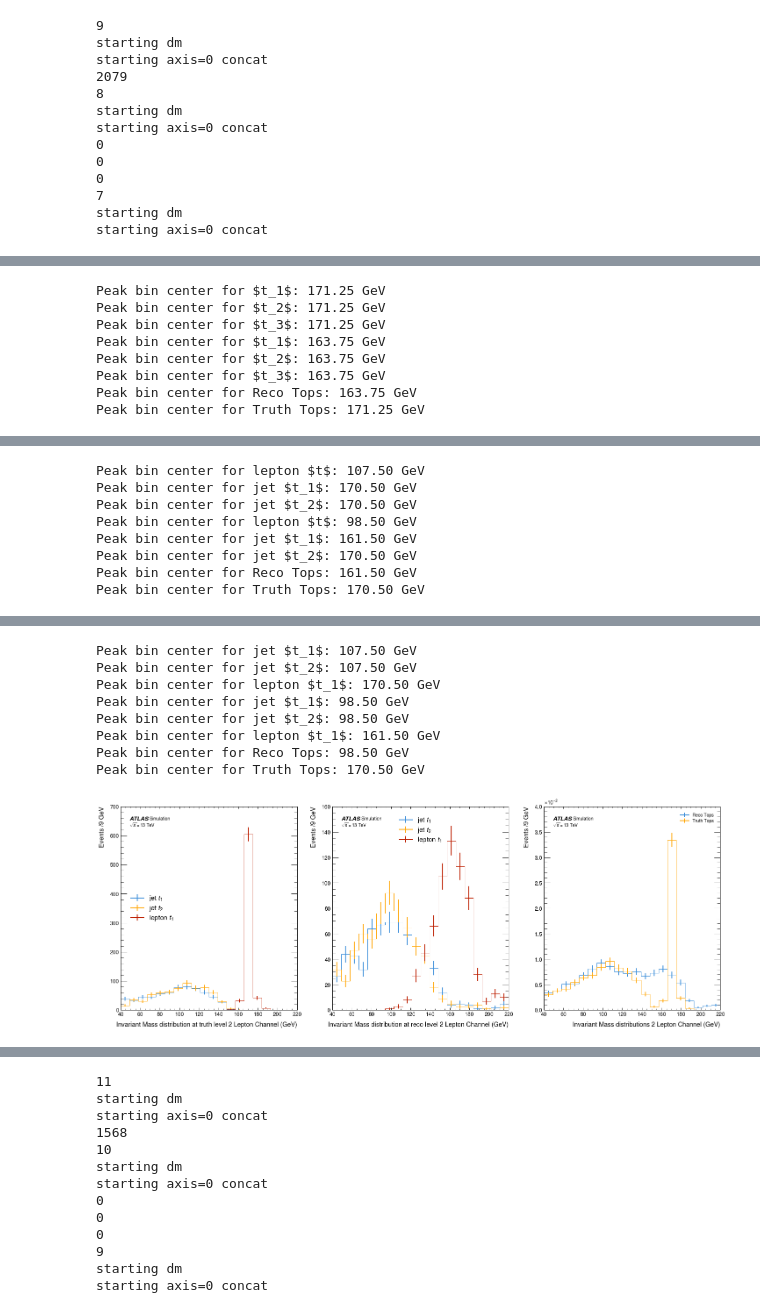
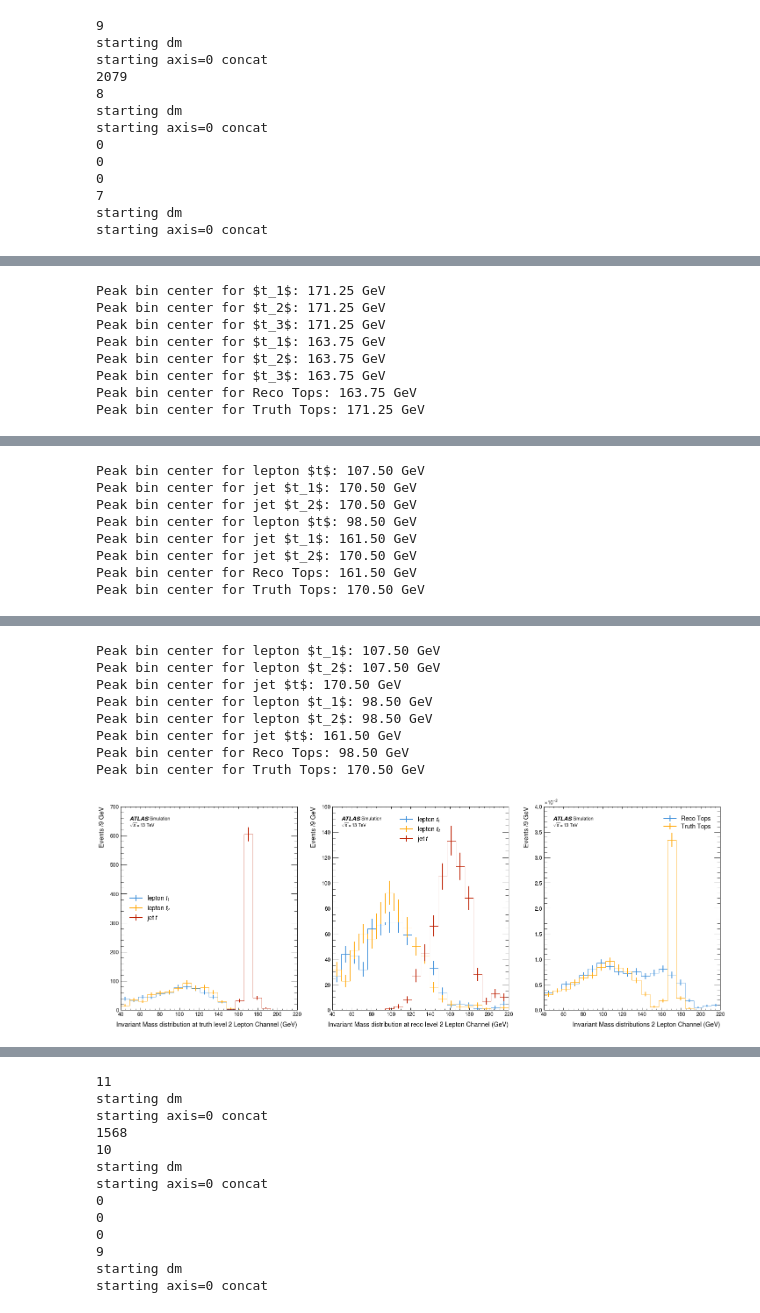
Before and after one commit to archiebrooks02/MPHYS-4Top, a Jupyter notebook: matching_bigdata.ipynb, the cells around one changed output, grey strips where cells are left out. Saved outputs shown, nothing was run; the diff lists cells and outputs as text; code cells hidden in the pictures.

```diff
--- a/matching_bigdata.ipynb
+++ b/matching_bigdata.ipynb
@@ -1746,40 +2062,40 @@ Peak bin center for Reco Tops: 108.50 GeV
 # %%
 fig, ax = plt.subplots(nrows = 1, ncols = 3, figsize = (24,8))
-histogram([fm_truth_tops_3tj_0L[:,0].m, fm_truth_tops_3tj_0L[:,1].m, fm_truth_tops_3tj_0L[:,2].m], 20, [r'$t_1$', r'$t_2$', r'$t_3$', r'$t_4$'], ax[0], density = False, x_units='GeV', set_range=(100,250), print_peak=True)
+histogram([fm_truth_tops_3tj_0L[:,0].m, fm_truth_tops_3tj_0L[:,1].m, fm_truth_tops_3tj_0L[:,2].m], 20, [r'$t_1$', r'$t_2$', r'$t_3$'], ax[0], density = False, x_units='GeV', set_range=(100,250), print_peak=True)
 ax[0].set_xlabel(r'Invariant Mass distribution at truth level 0 Lepton Channel (GeV)')
-ax[0].legend(fontsize=15)
-histogram([fm_reco_tops_3tj_0L[:,0].m, fm_reco_tops_3tj_0L[:,1].m, fm_reco_tops_3tj_0L[:,2].m], 20, [r'$t_1$', r'$t_2$', r'$t_3$', r'$t_4$'], ax[1], density = False, x_units='GeV', set_range=(100,250), print_peak=True)
+histogram([fm_reco_tops_3tj_0L[:,0].m, fm_reco_tops_3tj_0L[:,1].m, fm_reco_tops_3tj_0L[:,2].m], 20, [r'$t_1$', r'$t_2$', r'$t_3$'], ax[1], density = False, x_units='GeV', set_range=(100,250), print_peak=True)
 ax[1].set_xlabel(r'Invariant Mass distribution at reco level 0 Lepton Channel (GeV)')
-ax[1].legend(fontsize=15)
-histogram([reco_tops_3tj_0L.m,truth_tops_3tj_0L.m], 20, ['Reco Tops', 'Truth Tops'], ax[2], density = True, x_units='GeV', print_peak=True, set_range=(100,250))
+histogram([full_fm_reco_tops_3tj_0L.m,full_fm_truth_tops_3tj_0L.m], 20, ['Reco Tops', 'Truth Tops'], ax[2], density = True, x_units='GeV', print_peak=True, set_range=(100,250))
 ax[2].set_xlabel(r'Invariant Mass distributions 0 Lepton Channel (GeV)')
-
+ax[0].legend(fontsize=14)
+ax[1].legend(fontsize=14)
+ax[2].legend(fontsize=14)
 plt.subplots_adjust(hspace=0.25)
 plt.show()
 
 fig, ax = plt.subplots(nrows = 1, ncols = 3, figsize = (24,8))
-histogram([fm_truth_tops_3tj_1L[:,0].m, fm_truth_tops_3tj_1L[:,1].m, fm_truth_tops_3tj_1L[:,2].m], 20, [r'lepton $t$', r'jet $t_1$', r'jet $t_2$', r'jet $t_3$'], ax[0], density = False, x_units='GeV', set_range=(40,220), print_peak=True)
+histogram([fm_truth_tops_3tj_1L[:,0].m, fm_truth_tops_3tj_1L[:,1].m, fm_truth_tops_3tj_1L[:,2].m], 20, [r'lepton $t$', r'jet $t_1$', r'jet $t_2$'], ax[0], density = False, x_units='GeV', set_range=(40,220), print_peak=True)
 ax[0].set_xlabel(r'Invariant Mass distribution at truth level 1 Lepton Channel (GeV)')
-ax[0].legend(fontsize=15)
-histogram([fm_reco_tops_3tj_1L[:,0].m, fm_reco_tops_3tj_1L[:,1].m, fm_reco_tops_3tj_1L[:,2].m], 20, [r'lepton $t$', r'jet $t_1$', r'jet $t_2$', r'jet $t_3$'], ax[1], density = False, x_units='GeV', set_range=(40,220), print_peak=True)
+histogram([fm_reco_tops_3tj_1L[:,0].m, fm_reco_tops_3tj_1L[:,1].m, fm_reco_tops_3tj_1L[:,2].m], 20, [r'lepton $t$', r'jet $t_1$', r'jet $t_2$'], ax[1], density = False, x_units='GeV', set_range=(40,220), print_peak=True)
 ax[1].set_xlabel(r'Invariant Mass distribution at reco level 1 Lepton Channel (GeV)')
-ax[1].legend(fontsize=15)
-histogram([reco_tops_3tj_1L.m,truth_tops_3tj_1L.m], 20, ['Reco Tops', 'Truth Tops'], ax[2], density = True, x_units='GeV', print_peak=True, set_range=(40,220))
+histogram([full_fm_reco_tops_3tj_1L.m,full_fm_truth_tops_3tj_1L.m], 20, ['Reco Tops', 'Truth Tops'], ax[2], density = True, x_units='GeV', print_peak=True, set_range=(40,220))
 ax[2].set_xlabel(r'Invariant Mass distributions 1 Lepton Channel (GeV)')
-
+ax[0].legend(fontsize=14)
+ax[1].legend(fontsize=14)
+ax[2].legend(fontsize=14)
 plt.subplots_adjust(hspace=0.25)
 plt.show()
 
 fig, ax = plt.subplots(nrows = 1, ncols = 3, figsize = (24,8))
-histogram([fm_truth_tops_3tj_2L[:,0].m, fm_truth_tops_3tj_2L[:,1].m, fm_truth_tops_3tj_2L[:,2].m], 20, [r'jet $t_1$', r'jet $t_2$', r'lepton $t_1$', r'lepton $t_2$'], ax[0], density = False, x_units='GeV', set_range=(40,220), print_peak=True)
+histogram([fm_truth_tops_3tj_2L[:,0].m, fm_truth_tops_3tj_2L[:,1].m, fm_truth_tops_3tj_2L[:,2].m], 20, [r'lepton $t_1$', r'lepton $t_2$', r'jet $t$'], ax[0], density = False, x_units='GeV', set_range=(40,220), print_peak=True)
 ax[0].set_xlabel(r'Invariant Mass distribution at truth level 2 Lepton Channel (GeV)')
-ax[0].legend(fontsize=15)
-histogram([fm_reco_tops_3tj_2L[:,0].m, fm_reco_tops_3tj_2L[:,1].m, fm_reco_tops_3tj_2L[:,2].m], 20, [r'jet $t_1$', r'jet $t_2$', r'lepton $t_1$', r'lepton $t_2$'], ax[1], density = False, x_units='GeV', set_range=(40,220), print_peak=True)
+histogram([fm_reco_tops_3tj_2L[:,0].m, fm_reco_tops_3tj_2L[:,1].m, fm_reco_tops_3tj_2L[:,2].m], 20, [r'lepton $t_1$', r'lepton $t_2$', r'jet $t$'], ax[1], density = False, x_units='GeV', set_range=(40,220), print_peak=True)
 ax[1].set_xlabel(r'Invariant Mass distribution at reco level 2 Lepton Channel (GeV)')
-ax[1].legend(fontsize=15)
-histogram([reco_tops_3tj_2L.m,truth_tops_3tj_2L.m], 20, ['Reco Tops', 'Truth Tops'], ax[2], density = True, x_units='GeV', print_peak=True, set_range=(40,220))
+histogram([full_fm_reco_tops_3tj_2L.m,full_fm_truth_tops_3tj_2L.m], 20, ['Reco Tops', 'Truth Tops'], ax[2], density = True, x_units='GeV', print_peak=True, set_range=(40,220))
 ax[2].set_xlabel(r'Invariant Mass distributions 2 Lepton Channel (GeV)')
-
+ax[0].legend(fontsize=14)
+ax[1].legend(fontsize=14)
+ax[2].legend(fontsize=14)
 plt.subplots_adjust(hspace=0.25)
 plt.show()
 # %% [output]
@@ -1804,9 +2120,9 @@ Peak bin center for Truth Tops: 170.50 GeV
-Peak bin center for jet $t_1$: 107.50 GeV
-Peak bin center for jet $t_2$: 107.50 GeV
-Peak bin center for lepton $t_1$: 170.50 GeV
-Peak bin center for jet $t_1$: 98.50 GeV
-Peak bin center for jet $t_2$: 98.50 GeV
-Peak bin center for lepton $t_1$: 161.50 GeV
+Peak bin center for lepton $t_1$: 107.50 GeV
+Peak bin center for lepton $t_2$: 107.50 GeV
+Peak bin center for jet $t$: 170.50 GeV
+Peak bin center for lepton $t_1$: 98.50 GeV
+Peak bin center for lepton $t_2$: 98.50 GeV
+Peak bin center for jet $t$: 161.50 GeV
 Peak bin center for Reco Tops: 98.50 GeV
 Peak bin center for Truth Tops: 170.50 GeV
-[figure, old version]
+[figure, new version]
```
Also changed, not shown: parts of 50 cells of this notebook, 2 other files.
